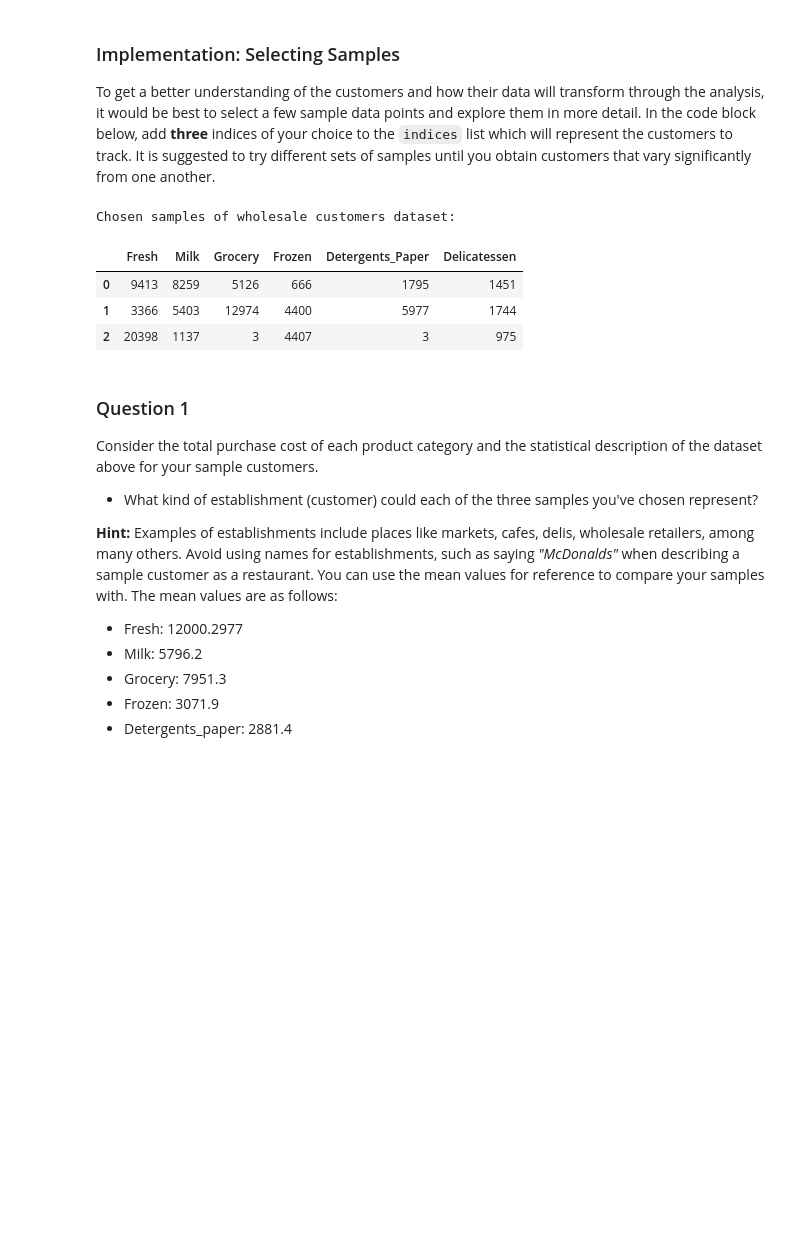
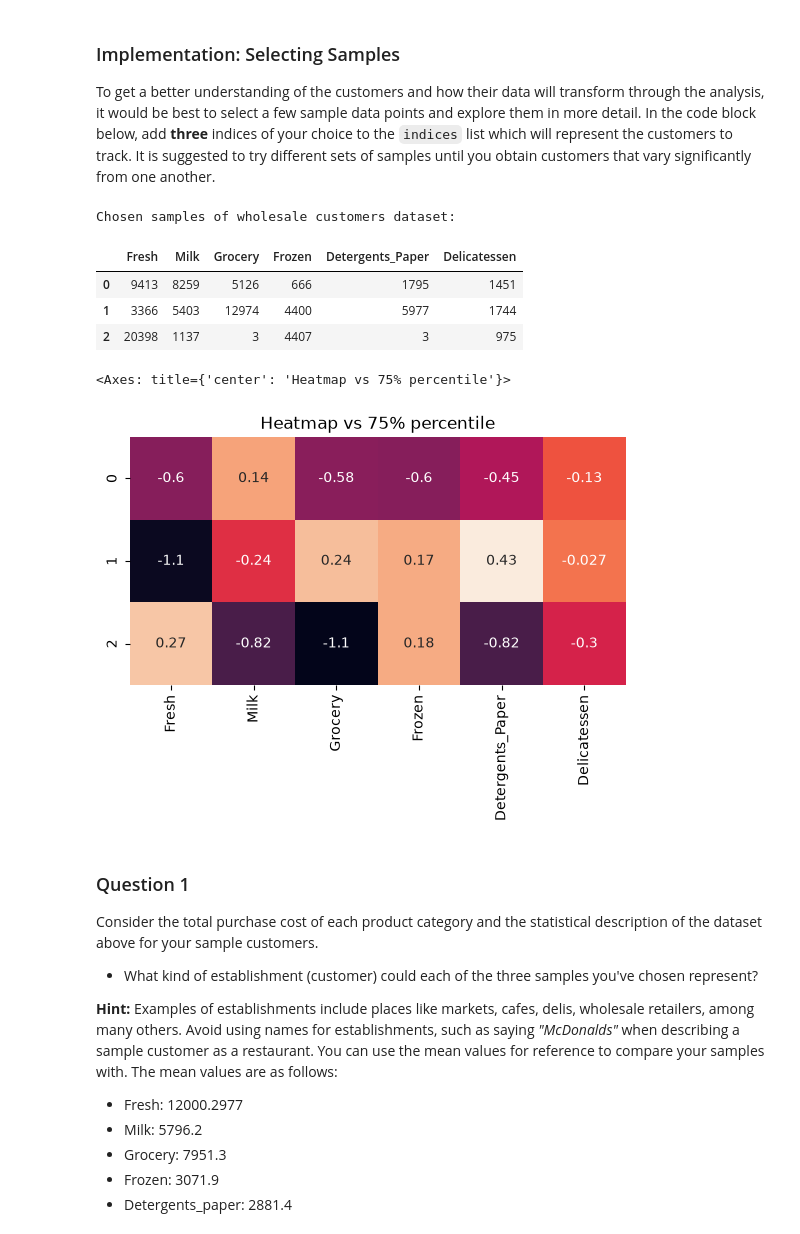
Before and after one commit to hebakhattabGIS/p3, a Jupyter notebook: customer_segments.ipynb, the cells around one changed output. Cells and saved outputs as stored; diff of their text form; code cells hidden in the pictures; blank space fills up the shorter version.

```diff
--- a/customer_segments.ipynb
+++ b/customer_segments.ipynb
@@ -61,17 +63,22 @@ To get a better understanding of the customers and how their data will transform
 # %%
 # TODO: Select three indices of your choice you wish to sample from the dataset
 indices = [5,10,75]
 
 # Create a DataFrame of the chosen samples
 samples = pd.DataFrame(data.loc[indices], columns = data.keys()).reset_index(drop = True)
 print("Chosen samples of wholesale customers dataset:")
 display(samples)
+
+plt.axes().set_title("Heatmap vs 75% percentile")
+sns.heatmap((samples-data.quantile(q=0.75))/data.std(ddof=0), annot=True, cbar=False, square=True)
 # %% [output]
 Chosen samples of wholesale customers dataset:
 |  | Fresh | Milk | Grocery | Frozen | Detergents_Paper | Delicatessen |
 | 0 | 9413 | 8259 | 5126 | 666 | 1795 | 1451 |
 | 1 | 3366 | 5403 | 12974 | 4400 | 5977 | 1744 |
 | 2 | 20398 | 1137 | 3 | 4407 | 3 | 975 |
+<Axes: title={'center': 'Heatmap vs 75% percentile'}>
+[figure, added]
 # %% [markdown]
 ### Question 1
 Consider the total purchase cost of each product category and the statistical description of the dataset above for your sample customers.
```
Also changed, not shown: parts of 3 cells of this notebook.
